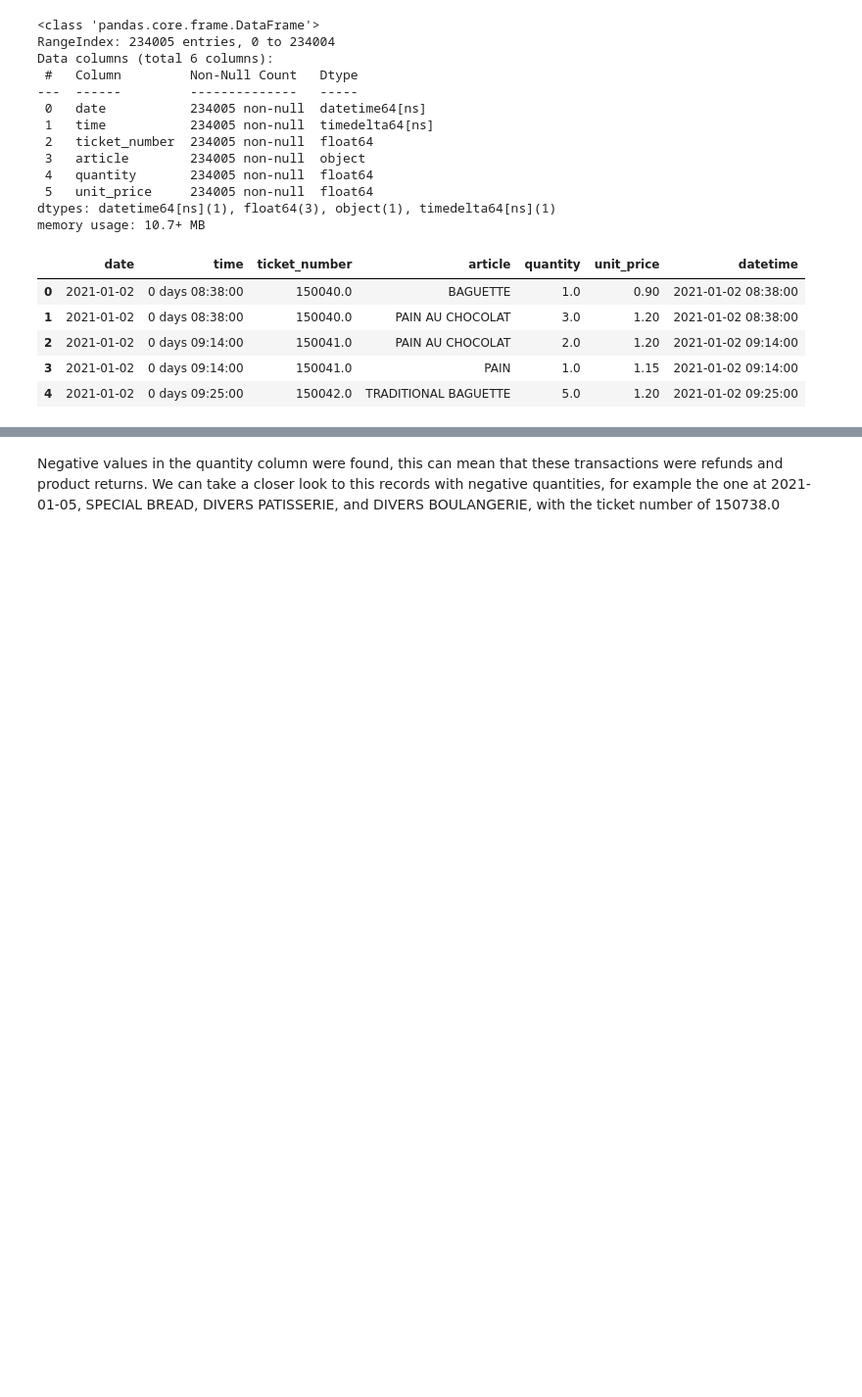
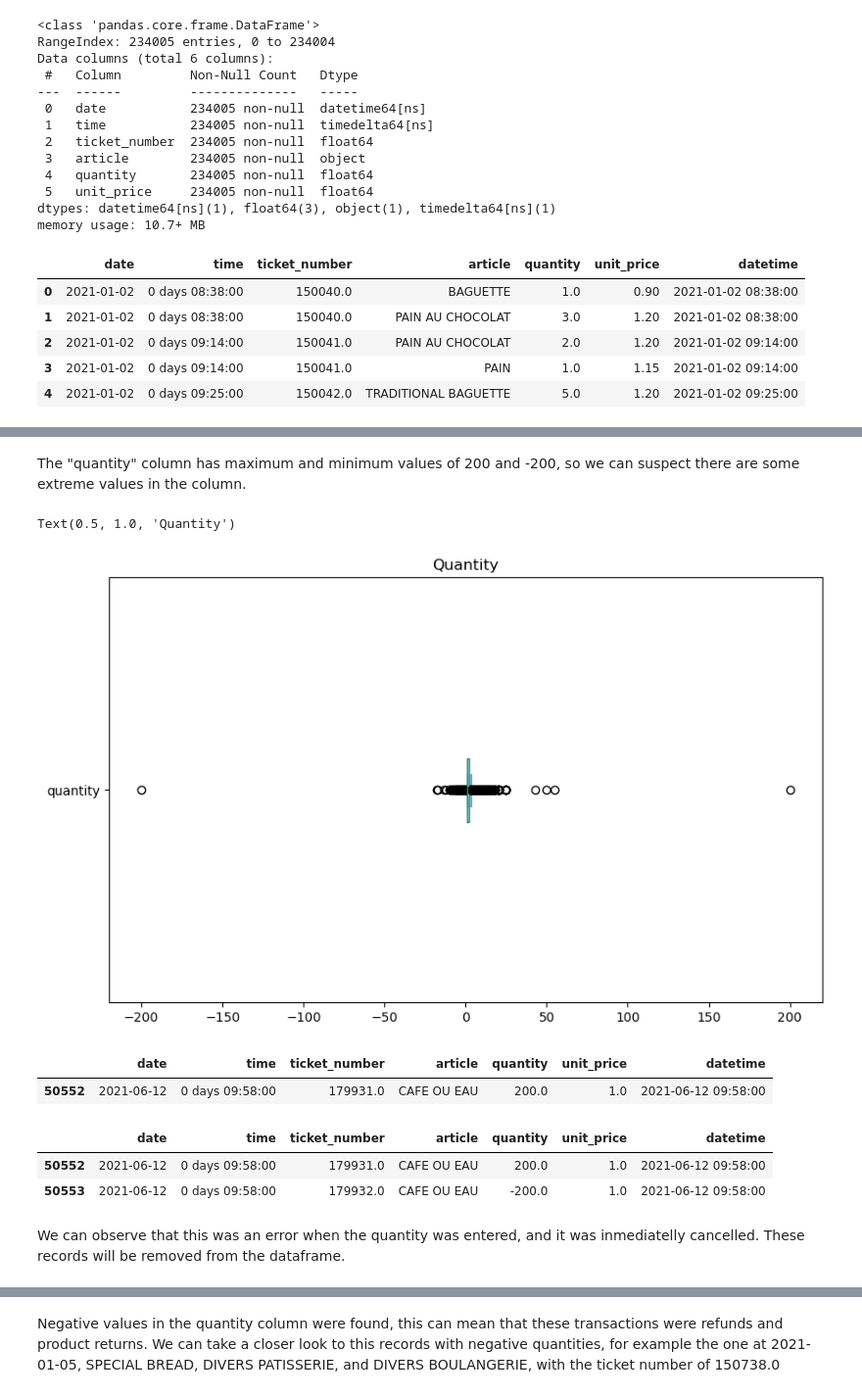
Before and after one commit to fedemaximovicz/BakerySales, a Jupyter notebook: bakery_sales.ipynb, the cells around one changed output, grey strips where cells are left out. Shown: that part at 98% size. Drawn from its saved outputs; the diff is of its cells as text; code cells hidden in the pictures; blank space fills up the shorter version.

```diff
--- a/bakery_sales.ipynb
+++ b/bakery_sales.ipynb
@@ -179,3 +187,23 @@ df.describe()
 | 75% | 2022-05-31 00:00:00 | 0 days 12:21:00 | 253927.000000 | 2.000000 | 1.500000 | 2022-05-31 09:18:00 |
 | max | 2022-09-30 00:00:00 | 0 days 20:01:00 | 288913.000000 | 200.000000 | 60.000000 | 2022-09-30 18:56:00 |
 | std | NaN | 0 days 02:45:25.077746610 | 40053.223896 | 1.289603 | 1.722720 | NaN |
+# %% [markdown]
+The "quantity" column has maximum and minimum values of 200 and -200, so we can suspect there are some extreme values in the column.
+# %%
+df['quantity'].plot(kind='box', vert=False, figsize=(10,6)).set_title('Quantity')
+# %% [output]
+Text(0.5, 1.0, 'Quantity')
+[figure, added]
+# %%
+df[df['quantity'] == 200]
+# %% [output]
+|  | date | time | ticket_number | article | quantity | unit_price | datetime |
+| 50552 | 2021-06-12 | 0 days 09:58:00 | 179931.0 | CAFE OU EAU | 200.0 | 1.0 | 2021-06-12 09:58:00 |
+# %%
+df[(df['ticket_number'] >= 179931.0) & (df['ticket_number'] < 179933.0)]
+# %% [output]
+|  | date | time | ticket_number | article | quantity | unit_price | datetime |
+| 50552 | 2021-06-12 | 0 days 09:58:00 | 179931.0 | CAFE OU EAU | 200.0 | 1.0 | 2021-06-12 09:58:00 |
+| 50553 | 2021-06-12 | 0 days 09:58:00 | 179932.0 | CAFE OU EAU | -200.0 | 1.0 | 2021-06-12 09:58:00 |
+# %% [markdown]
+We can observe that this was an error when the quantity was entered, and it was inmediatelly cancelled. These records will be removed from the dataframe.
```
Also changed, not shown: parts of 50 cells of this notebook.
